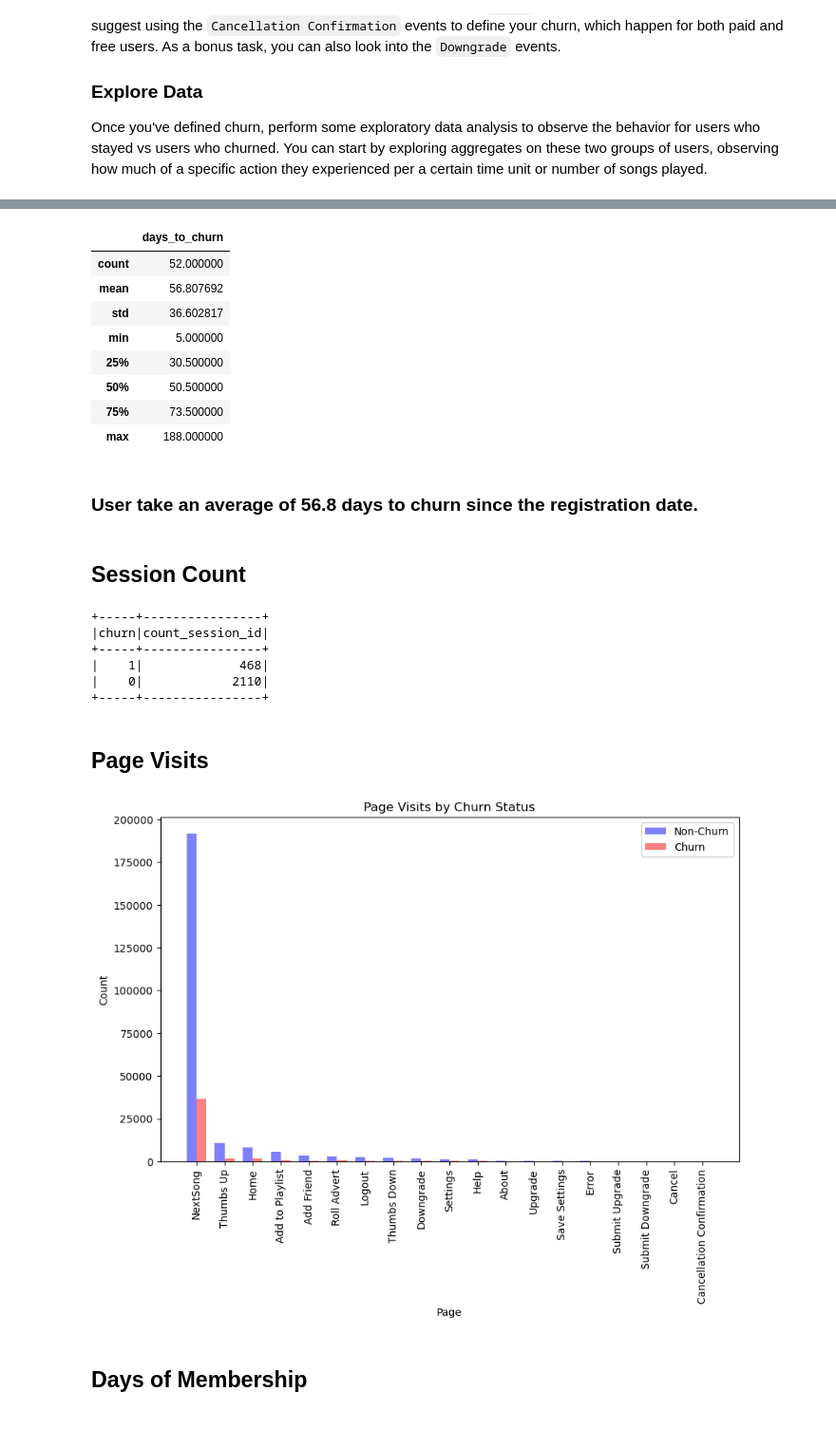
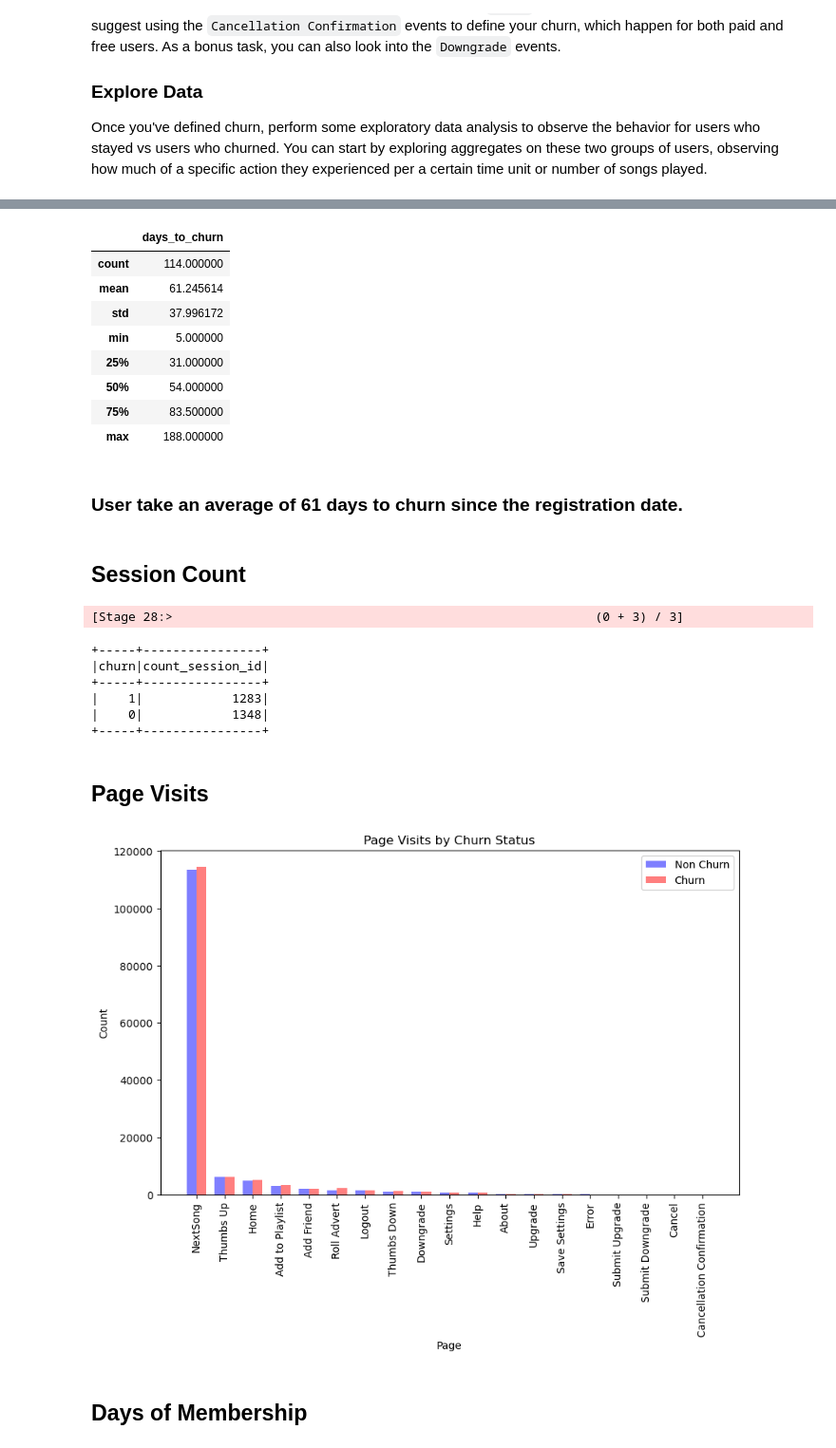
Before and after one commit to rafhsilv/sparkify, a Jupyter notebook: sparkify.ipynb, the cells around one changed output, grey strips where cells are left out. Shown at 95% size. Saved outputs shown, nothing was run; the diff lists cells and outputs as text; code cells hidden in the pictures.

```diff
--- a/sparkify.ipynb
+++ b/sparkify.ipynb
@@ -165,16 +178,23 @@ Once you've done some preliminary analysis, create a column `Churn` to use as th
 ### Explore Data
 Once you've defined churn, perform some exploratory data analysis to observe the behavior for users who stayed vs users who churned. You can start by exploring aggregates on these two groups of users, observing how much of a specific action they experienced per a certain time unit or number of songs played.
 # %%
-w = Window \
-    .partitionBy('userId') \
-    .orderBy(desc('ts')) \
+w = (
+    Window.partitionBy("userId")
+    .orderBy(desc("ts"))
     .rangeBetween(Window.unboundedPreceding, Window.unboundedFollowing)
+)
 
+window_next_level = Window.partitionBy("userId").orderBy("ts")
+df = df.withColumn("next_level", lead("level").over(window_next_level))
 
 df = (
     df.withColumn(
         "churn_event",
-        when((col("page") == "Cancellation Confirmation"), 1).otherwise(0),
+        when(
+            (col("page") == "Cancellation Confirmation")
+            | ((col("page") == "Submit Downgrade") & (col("next_level") == "free")),
+            1,
+        ).otherwise(0),
     )
     .withColumn(
         "days_to_churn",
@@ -185,7 +205,6 @@ df = (
             ),
         ).otherwise(None),
     )
-    .withColumn(
-        "churn", max("churn_event").over(w)
-    )
+    .withColumn("churn", max("churn_event").over(w))
+    .drop("next_level")
 )
@@ -206,74 +217,61 @@ days_to_churn = df.select("days_to_churn").filter(col("days_to_churn").isNotNull
 days_to_churn.describe()
 # %% [output]
 |  | days_to_churn |
-| count | 52.000000 |
-| mean | 56.807692 |
-| std | 36.602817 |
+| count | 114.000000 |
+| mean | 61.245614 |
+| std | 37.996172 |
 | min | 5.000000 |
-| 25% | 30.500000 |
-| 50% | 50.500000 |
-| 75% | 73.500000 |
+| 25% | 31.000000 |
+| 50% | 54.000000 |
+| 75% | 83.500000 |
 | max | 188.000000 |
 # %% [markdown]
-### User take an average of 56.8 days to churn since the registration date.
+### User take an average of 61 days to churn since the registration date.
 # %% [markdown]
 ## Session Count
 # %%
 df.groupby('churn').agg(countDistinct('sessionId').alias('count_session_id')).show()
 # %% [output]
-+-----+----------------+
-|churn|count_session_id|
-+-----+----------------+
-|    1|             468|
-|    0|            2110|
-+-----+----------------+
+[Stage 28:>                                                         (0 + 3) / 3]
++-----+----------------+
+|churn|count_session_id|
++-----+----------------+
+|    1|            1283|
+|    0|            1348|
++-----+----------------+
 # %% [markdown]
 ## Page Visits
 # %%
 # Set the figure size
 # Group by 'page' and 'churn', then count
 df_grouped = df.groupby('page', 'churn').count()
 
-# Pivot on 'churn' to create two columns '0' and '1'
 df_pages = df_grouped.groupBy('page').pivot('churn').sum('count')
-
-# Rename the columns
 df_pages = df_pages.withColumnRenamed('0', 'non_churn_pages').withColumnRenamed('1', 'churn_pages')
-
-# Fill null values with 0
 df_pages = df_pages.na.fill(0)
-
-# Order the values
 df_pages = df_pages.orderBy(desc('non_churn_pages'), desc('churn_pages'))
 
-# Convert to a pandas DataFrame for plotting
 pdf_pages = df_pages.toPandas()
 
 plt.figure(figsize=(10, 6))
 
-# Create an index for each 'page' category
 barWidth = 0.35
+
 r1 = np.arange(len(pdf_pages['page']))
 r2 = [x + barWidth for x in r1]
 
-# Create a bar plot for non-churn pages
-plt.bar(r1, pdf_pages['non_churn_pages'], color='b', width=barWidth, alpha=0.5, label='Non-Churn')
-
-# Create a bar plot for churn pages
+plt.bar(r1, pdf_pages['non_churn_pages'], color='b', width=barWidth, alpha=0.5, label='Non Churn')
 plt.bar(r2, pdf_pages['churn_pages'], color='r', width=barWidth, alpha=0.5, label='Churn')
 
-# Set the title and labels
 plt.title('Page Visits by Churn Status')
 plt.xlabel('Page')
 plt.ylabel('Count')
 plt.xticks([r + barWidth/2 for r in range(len(pdf_pages['page']))], pdf_pages['page'], rotation=90)
 
 plt.legend()
-
-# Show the plot
 plt.show()
 # %% [output]
-[figure, old version]
+[figure, new version]
 # %% [markdown]
 ## Days of Membership
 # %%
```
Also changed, not shown: parts of 63 cells of this notebook, 2 other files.
